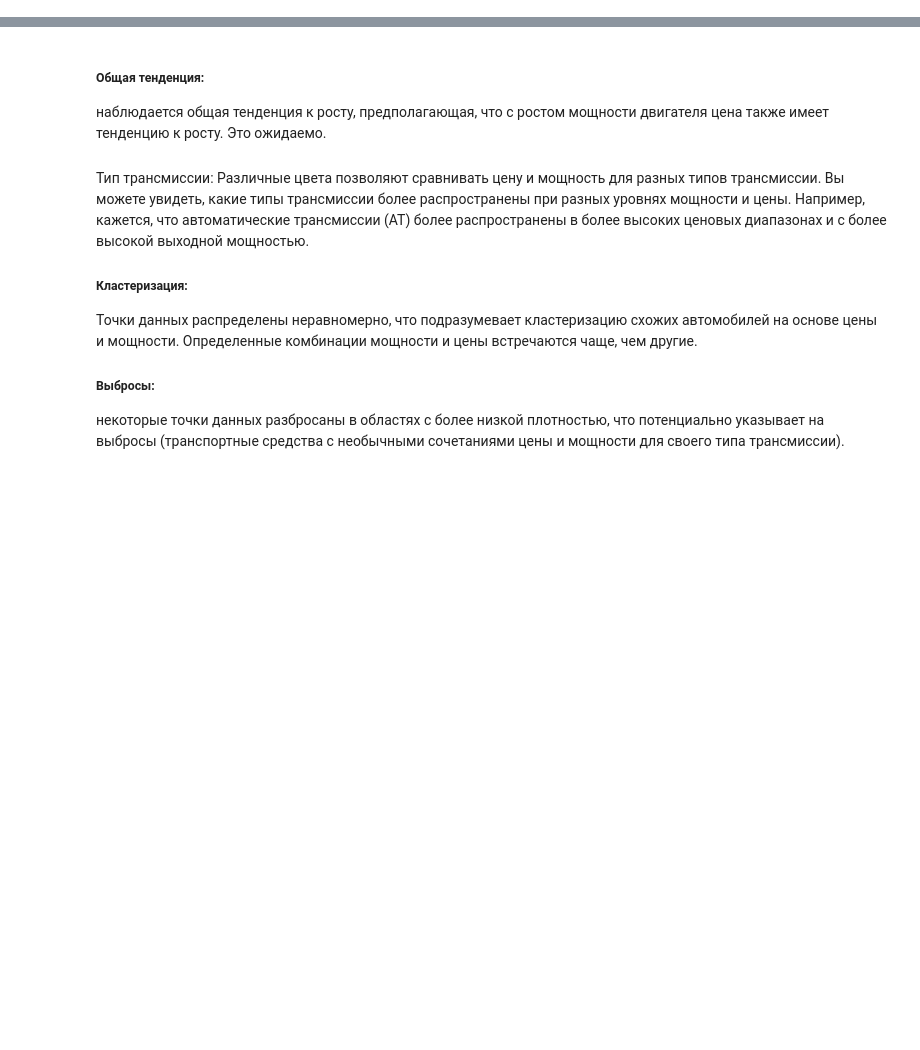
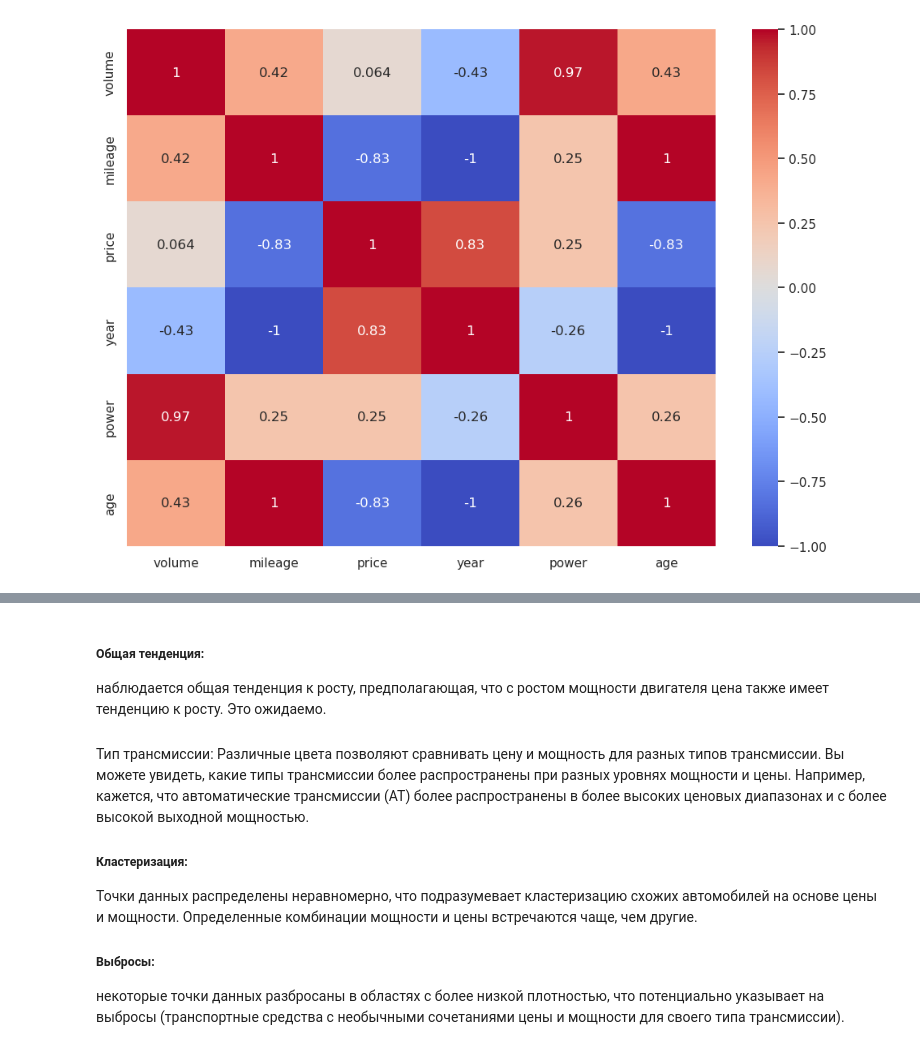
Before and after one commit to maxtyrsa/maxtyrsa, a Jupyter notebook: Анализ рынка подержанных автомобилей: парсинг данных с carro.ru/carro.ipynb, the cells around one changed output, grey strips where cells are left out. Saved outputs shown, nothing was run; the diff lists cells and outputs as text; code cells hidden in the pictures; blank space fills up the shorter version.

```diff
--- a/Анализ рынка подержанных автомобилей: парсинг данных с carro.ru/carro.ipynb
+++ b/Анализ рынка подержанных автомобилей: парсинг данных с carro.ru/carro.ipynb
@@ -193,0 +251,7 @@ sns.set_theme(rc={'figure.figsize':(11.7,8.27)})
+# %%
+corr = carro[['volume', 'mileage', 'price', 'year', 'power', 'age']].corr()
+# %%
+sns.heatmap(corr.corr(), annot=True, cmap='coolwarm')
+plt.show()
+# %% [output]
+[figure, added]
```
Also changed, not shown: parts of 70 cells of this notebook, 1 other file.
